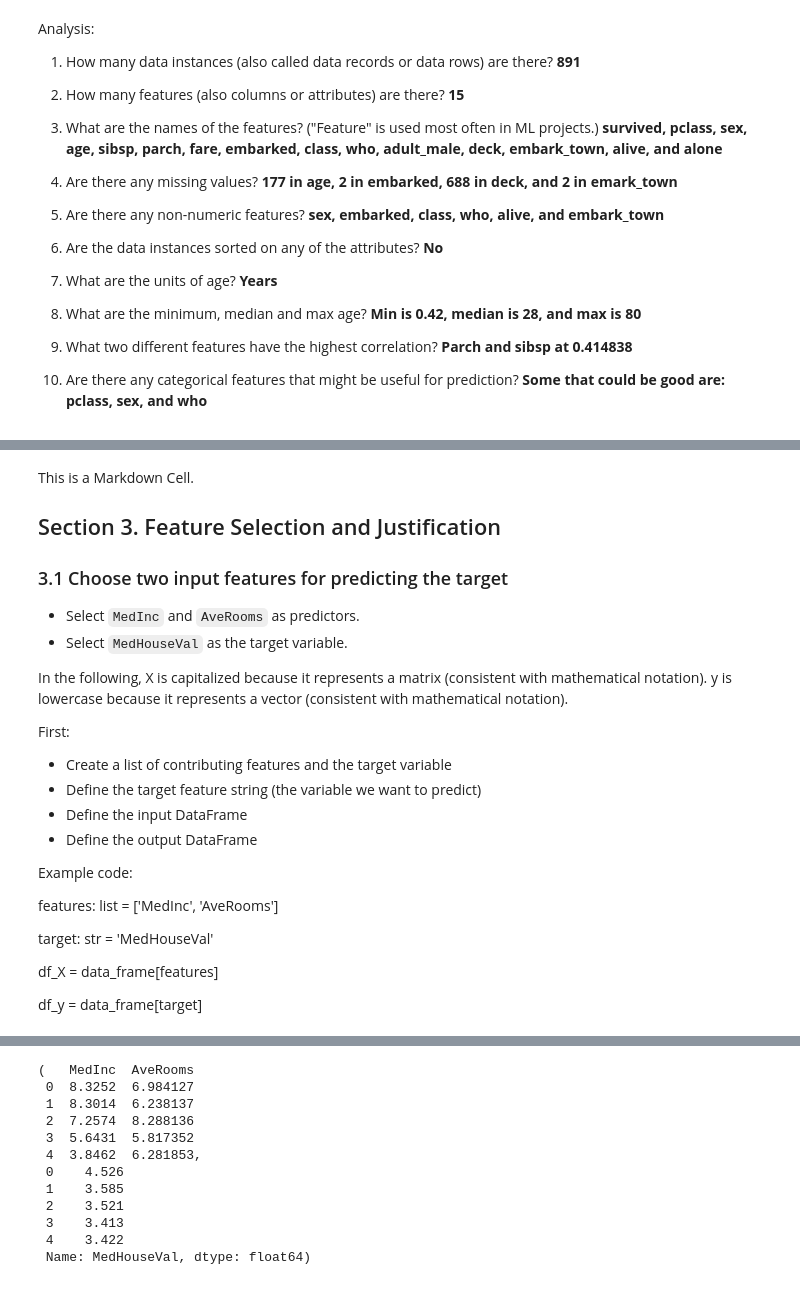
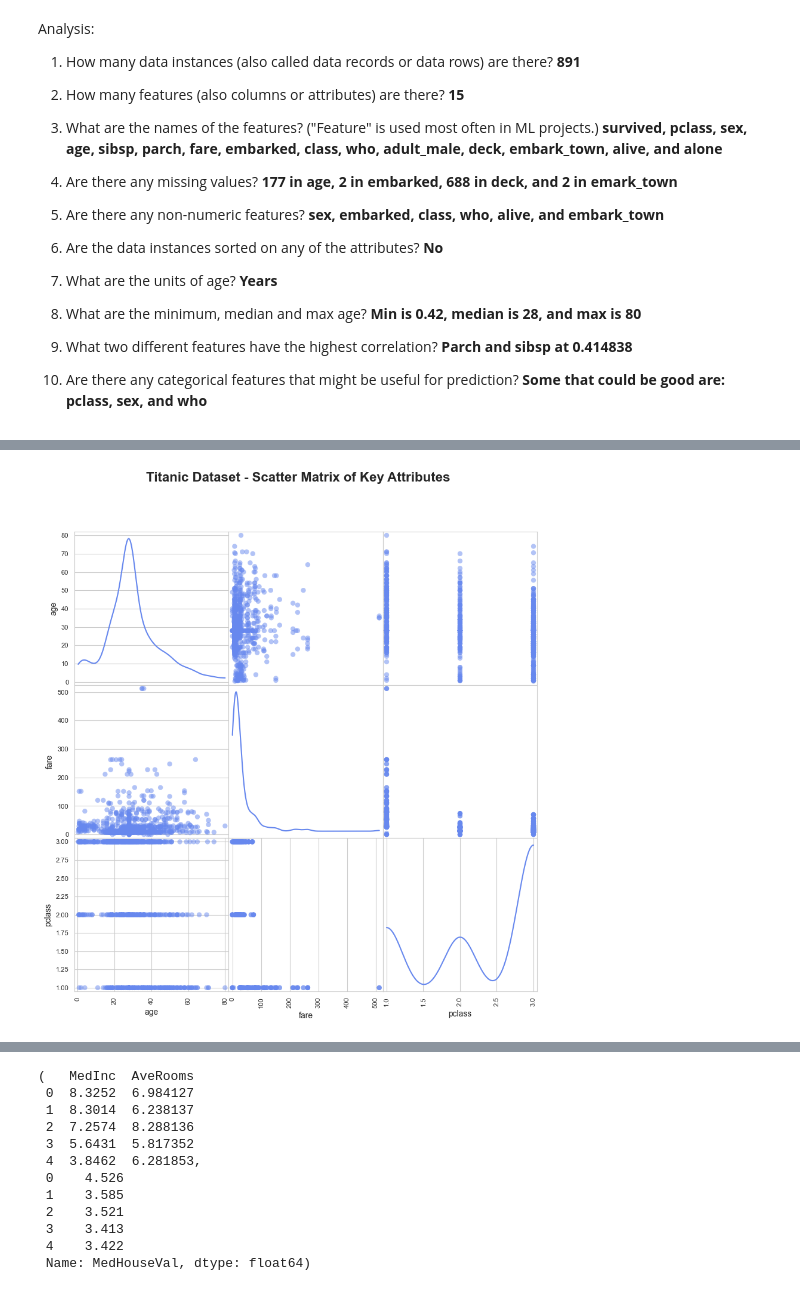
Before and after one commit to ericmeyer1/applied-ml-eric, a Jupyter notebook: lab02/ml02.ipynb, the cells around one changed output, grey strips where cells are left out. Drawn from its saved outputs; the diff is of its cells as text; code cells hidden in the pictures.

Commit message:
Section 2.1 Complete

```diff
--- a/lab02/ml02.ipynb
+++ b/lab02/ml02.ipynb
@@ -258,30 +173,21 @@ plt.show()
-# %% [markdown]
-This is a Markdown Cell.
-
-## Section 3. Feature Selection and Justification
-### 3.1 Choose two input features for predicting the target
-
-- Select `MedInc` and `AveRooms` as predictors.
-- Select `MedHouseVal` as the target variable.
-
-In the following,
-X is capitalized because it represents a matrix (consistent with mathematical notation).
-y is lowercase because it represents a vector (consistent with mathematical notation).
-
-
-First:
-- Create a list of contributing features and the target variable
-- Define the target feature string (the variable we want to predict)
-- Define the input DataFrame
-- Define the output DataFrame
-
-
-Example code:
-
-features: list = ['MedInc', 'AveRooms']
-
-target: str = 'MedHouseVal'
-
-df_X = data_frame[features]
-
-df_y = data_frame[target]
+# %%
+# Set a visually appealing style
+sns.set_style("whitegrid")
+
+# Define attributes to plot
+attributes = ['age', 'fare', 'pclass']
+
+# Create scatter matrix with improved styling
+scatter_matrix(
+    data_frame[attributes],
+    figsize=(10, 10),
+    diagonal='kde',
+    marker='o',
+    alpha=0.5
+)
+
+# Enhance readability
+plt.suptitle("Titanic Dataset - Scatter Matrix of Key Attributes", fontsize=16, fontweight="bold")
+plt.show()
+# %% [output]
+[figure, added]
```
Also changed, not shown: parts of 16 cells of this notebook.
